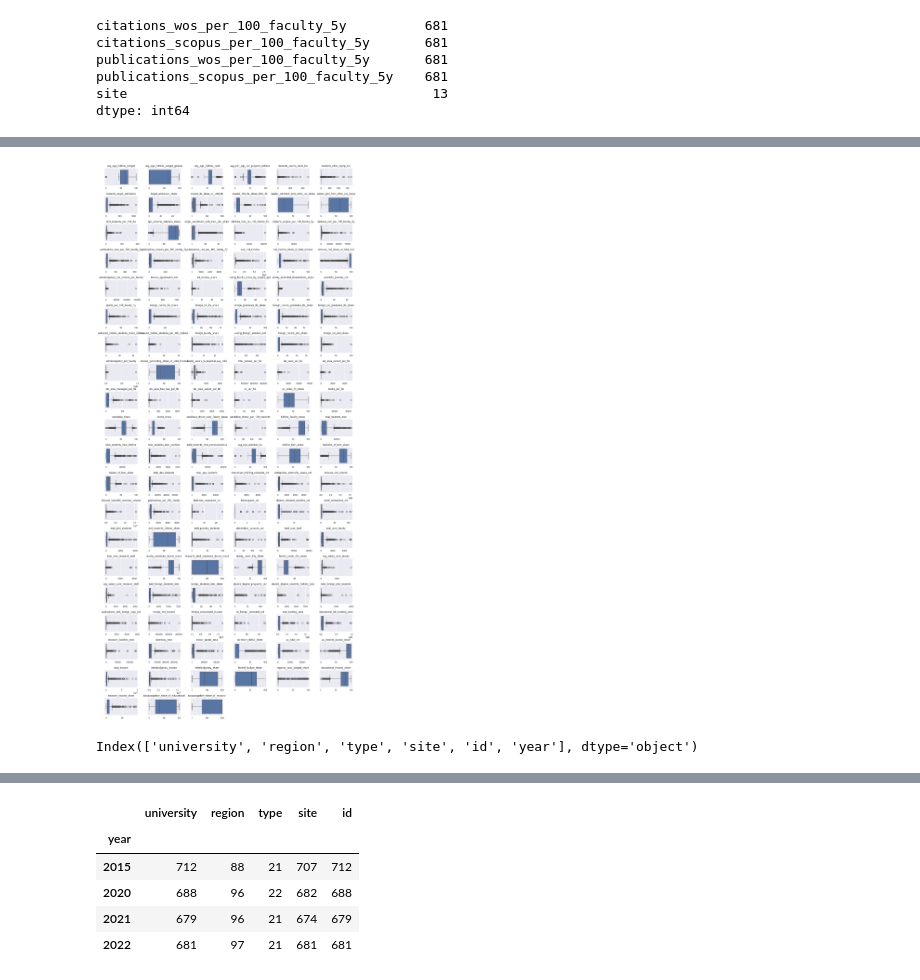
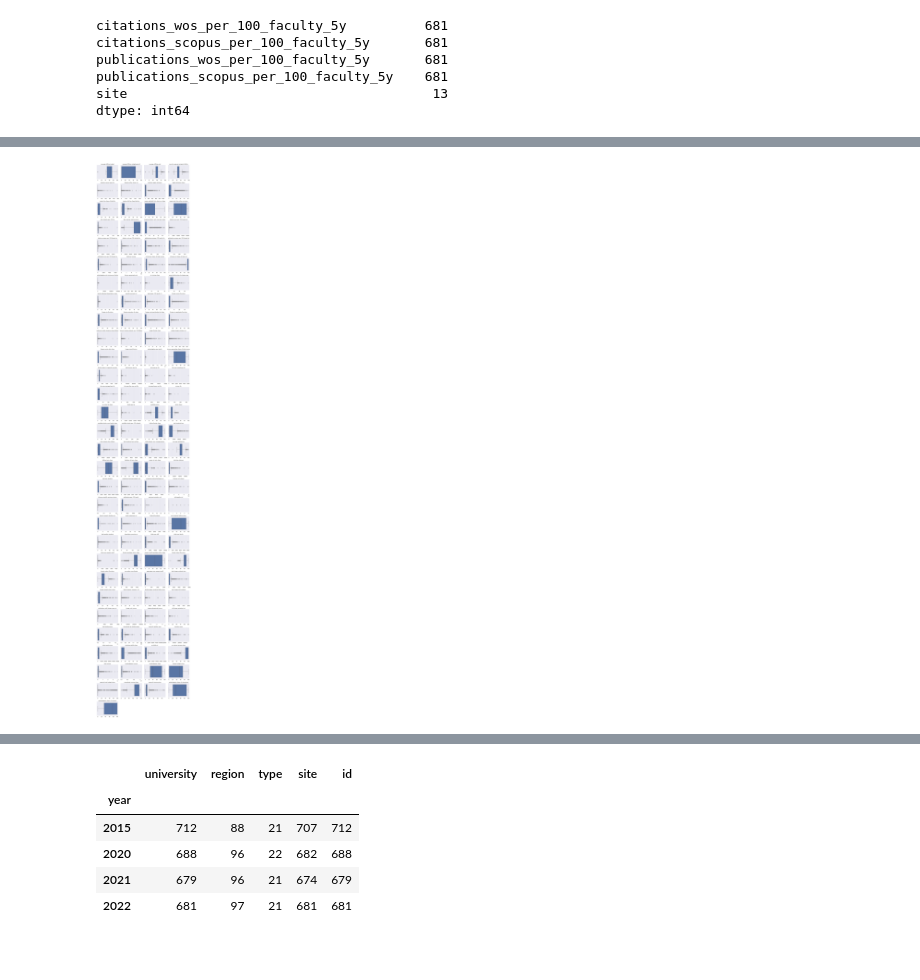
Before and after one commit to sosnovskiim/MachineLearning, a Jupyter notebook: Курс 3 - Машинное обучение и нейронные сети/2. Кластеризация/2.1 Кластеризация вузов/2.1 Кластеризация вузов.ipynb, the cells around one changed output, grey strips where cells are left out. Cells and saved outputs as stored; diff of their text form; code cells hidden in the pictures; blank space fills up the shorter version.

```diff
--- a/Курс 3 - Машинное обучение и нейронные сети/2. Кластеризация/2.1 Кластеризация вузов/2.1 Кластеризация вузов.ipynb
+++ b/Курс 3 - Машинное обучение и нейронные сети/2. Кластеризация/2.1 Кластеризация вузов/2.1 Кластеризация вузов.ipynb
@@ -327,25 +487,21 @@ uni.groupby("year")[uni_cols_with_null_counts.index[:-1]].apply(lambda x: x.isnu
 | 2022 | 681 | 681 | 681 | 681 |
 # %%
 uni_cols_to_plot = uni.columns[:117]
-n_cols = 6
+n_cols = 4
 n_rows = (len(uni_cols_to_plot) + n_cols - 1) // n_cols
 
-_, axes = plt.subplots(n_rows, n_cols, figsize=(n_cols * 3, n_rows * 2))
+_, axes = plt.subplots(n_rows, n_cols, figsize=(n_cols * 5, n_rows * 4))
 axes = axes.flatten()
 
 for i, col in enumerate(uni_cols_to_plot):
     sns.boxplot(x=uni[col], ax=axes[i])
-    axes[i].set_title(col, fontsize=10)
+    axes[i].set_title(col, fontsize=14)
     axes[i].set_xlabel("")
-    axes[i].tick_params(axis="x", labelsize=9, pad=1)
+    axes[i].tick_params(axis="x", labelsize=14, pad=1)
 
 for j in range(i + 1, len(axes)):
     axes[j].set_visible(False)
 
-plt.subplots_adjust(wspace=0.3, hspace=0.6)
+plt.subplots_adjust(wspace=0.1, hspace=0.3)
 # %% [output]
-[figure, old version]
+[figure, new version]
-# %%
-uni.columns[-6:]
-# %% [output]
-Index(['university', 'region', 'type', 'site', 'id', 'year'], dtype='object')
```
Also changed, not shown: parts of 43 cells of this notebook.
